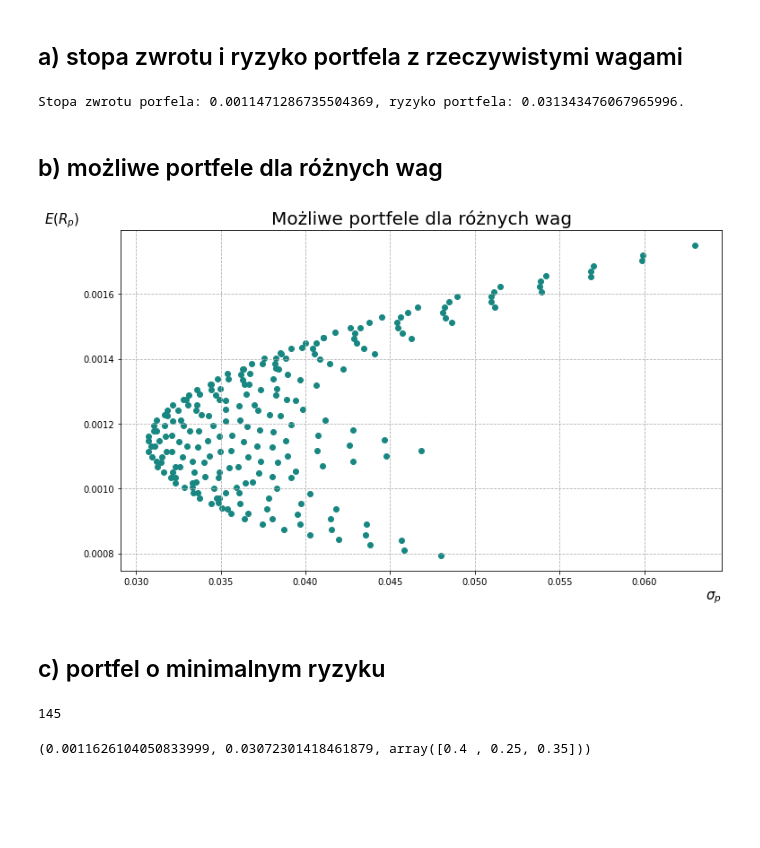
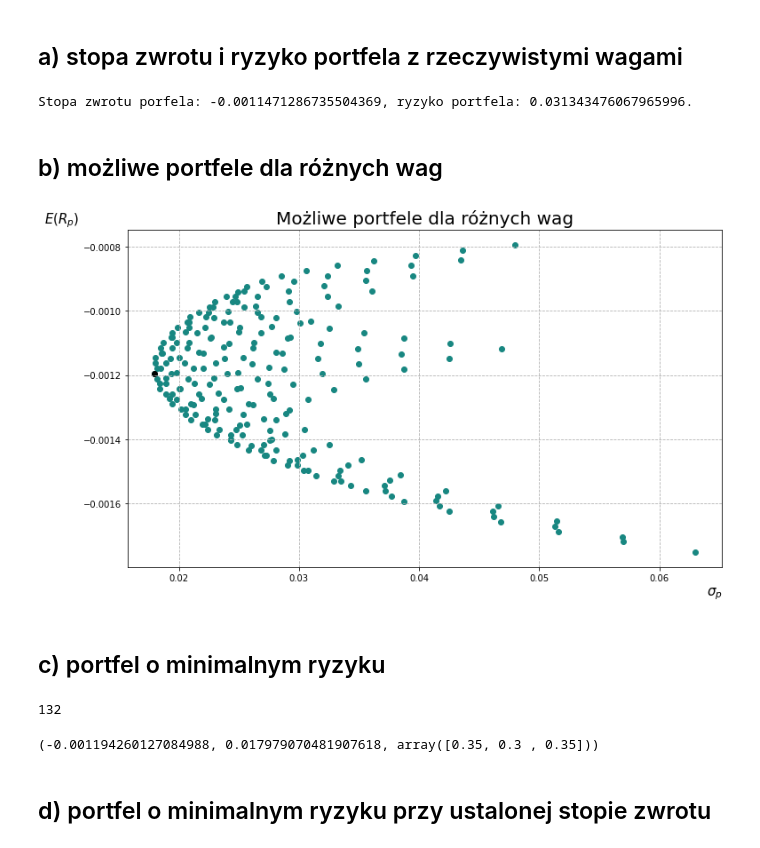
Before and after one commit to KatarzynaTurbanska/enterprise_risk_management, a Jupyter notebook: Prezentacja 3/dywersyfikacja.ipynb, the cells around one changed output. Cells and saved outputs as stored; diff of their text form; code cells hidden in the pictures; blank space fills up the shorter version.

```diff
--- a/Prezentacja 3/dywersyfikacja.ipynb
+++ b/Prezentacja 3/dywersyfikacja.ipynb
@@ -40,9 +40,9 @@ cocoa_close = np.array([round((cocoa['Close/Last'][i] - cocoa['Close/Last'][i+1]
 milk_close = np.array([round((milk['Close/Last'][i] - milk['Close/Last'][i+1])/(milk['Close/Last'][i+1] * T), 3) for i in range(len(milk)-1)])
 sugar_close = np.array([round((sugar['Close/Last'][i] - sugar['Close/Last'][i+1])/(sugar['Close/Last'][i+1] * T), 3) for i in range(len(sugar)-1)])
 # %%
-cocoa_close /= 100
-milk_close /= 100
-sugar_close /= 100
+cocoa_close /= -100
+milk_close /= -100
+sugar_close /= -100
 # %% [markdown]
 # 1. Estymacja średnich, odchyleń standardowych i korelacji
 # %%
@@ -82,7 +82,7 @@ Rp = 0.5 * cocoa_close + 0.2 * milk_close + 0.3 * sugar_close
 # %%
 print("Stopa zwrotu porfela: {}, ryzyko portfela: {}.".format(np.mean(Rp),np.std(Rp)))
 # %% [output]
-Stopa zwrotu porfela: 0.0011471286735504369, ryzyko portfela: 0.031343476067965996.
+Stopa zwrotu porfela: -0.0011471286735504369, ryzyko portfela: 0.031343476067965996.
 # %% [markdown]
 ## b) możliwe portfele dla różnych wag
 # %%
@@ -101,22 +101,25 @@ standard_deviations = []
 for comb in combinations:
     R = comb[0] * cocoa_close + comb[1] * milk_close + comb[2] * sugar_close
     expected_values.append(np.mean(R))
-    standard_deviations.append(np.std(R))
+    standard_deviations.append(np.sqrt(np.dot(comb.T, np.dot(np.cov(R), comb))))
 # %%
 plt.scatter(standard_deviations, expected_values, color="#188781")
+plt.scatter(standard_deviations[132], expected_values[132], color='k')
 plt.title("Możliwe portfele dla różnych wag", fontsize=20)
 plt.xlabel(r"$\sigma_p$", fontsize=15, loc="right")
 plt.ylabel(r"$E(R_p)$", fontsize=15, rotation=0, loc="top")
 plt.show()
 # %% [output]
-[figure, old version]
+[figure, new version]
 # %% [markdown]
 ## c) portfel o minimalnym ryzyku
 # %%
 standard_deviations.index(min(standard_deviations))
 # %% [output]
-145
+132
 # %%
-expected_values[145], standard_deviations[145], combinations[145]
+expected_values[132], standard_deviations[132], combinations[132]
 # %% [output]
-(0.0011626104050833999, 0.03072301418461879, array([0.4 , 0.25, 0.35]))
+(-0.001194260127084988, 0.017979070481907618, array([0.35, 0.3 , 0.35]))
+# %% [markdown]
+## d) portfel o minimalnym ryzyku przy ustalonej stopie zwrotu
```
Also changed, not shown: parts of 12 cells of this notebook.
